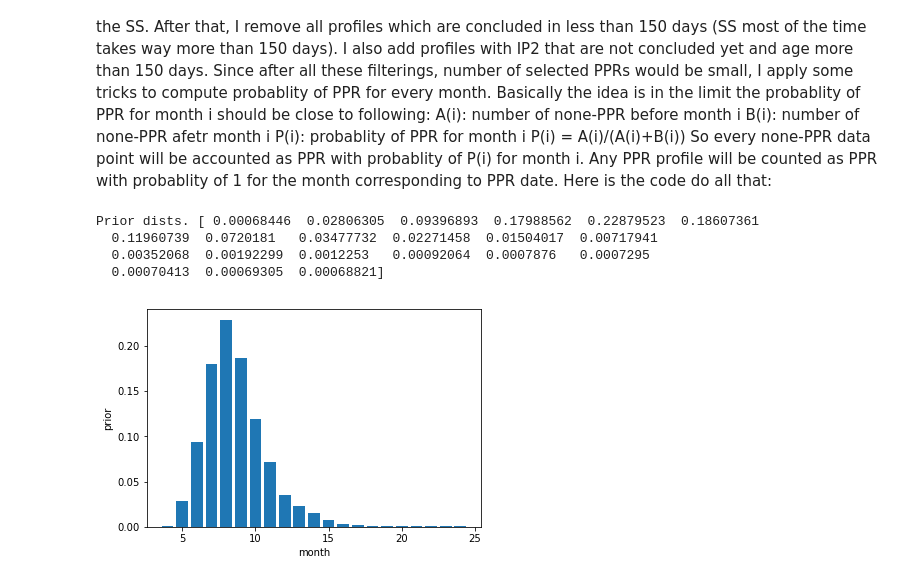
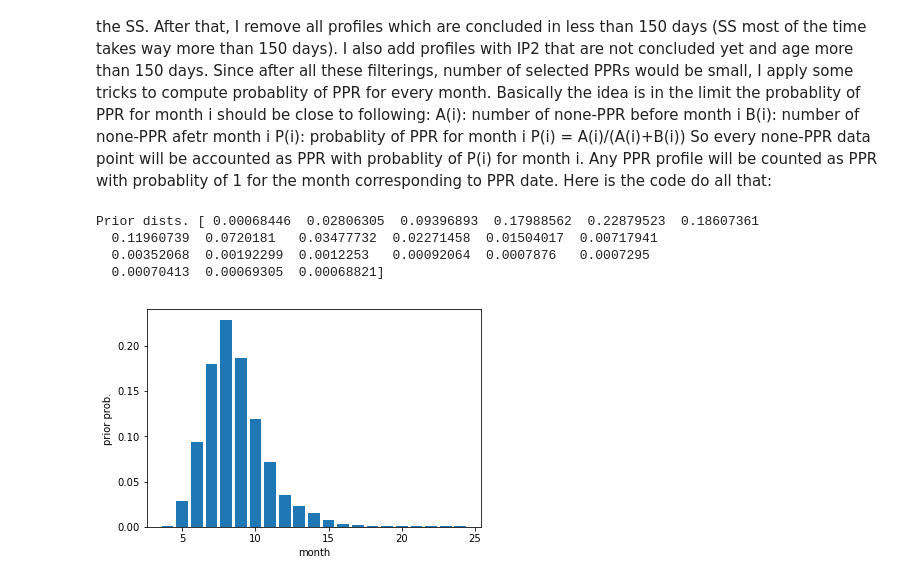
Before and after one commit to amirharati/security-screening-analysis, a Jupyter notebook: security-screening-analysis.ipynb, the cells around one changed output. Saved outputs shown, nothing was run; the diff lists cells and outputs as text; code cells hidden in the pictures.

```diff
--- a/security-screening-analysis.ipynb
+++ b/security-screening-analysis.ipynb
@@ -26,6 +27,7 @@ import utils
 import numpy as np
 import matplotlib
 import matplotlib.pyplot as plt
+from dateutil.parser import parse
 
 
 url_pat = re.compile(".*cases\/(.*)")
@@ -165,32 +167,32 @@ for key in filterd_data:
         ind = round(filterd_data[key]["duration"] / 30)
         if ind < min_dur:
             ind = min_dur
         if ind > max_dur:
             ind = max_dur
         prior[ind - min_dur] += 1
     else:
         # we distribute data points not get their PRR to all
         # following months
         ind = round(filterd_data[key]["duration"] / 30)
         if ind < min_dur:
             ind = min_dur
         if ind > max_dur:
             ind = max_dur
         for i in range(ind, max_dur+1):
             prior[i-min_dur] += np_w * WW[ind][i]
 
 # print(prior)
 nprior = prior / np.sum(prior)
 
 print("Prior dists.", nprior)
 
 plt.bar(index, nprior)
 plt.xlabel("month")
-plt.ylabel("prior")
+plt.ylabel("prior prob.")
 plt.show()
 # %% [output]
 Prior dists. [ 0.00068446  0.02806305  0.09396893  0.17988562  0.22879523  0.18607361
   0.11960739  0.0720181   0.03477732  0.02271458  0.01504017  0.00717941
   0.00352068  0.00192299  0.0012253   0.00092064  0.0007876   0.0007295
   0.00070413  0.00069305  0.00068821]
-[figure, old version]
+[figure, new version]
```
Also changed, not shown: parts of 10 cells of this notebook, 2 other files.
